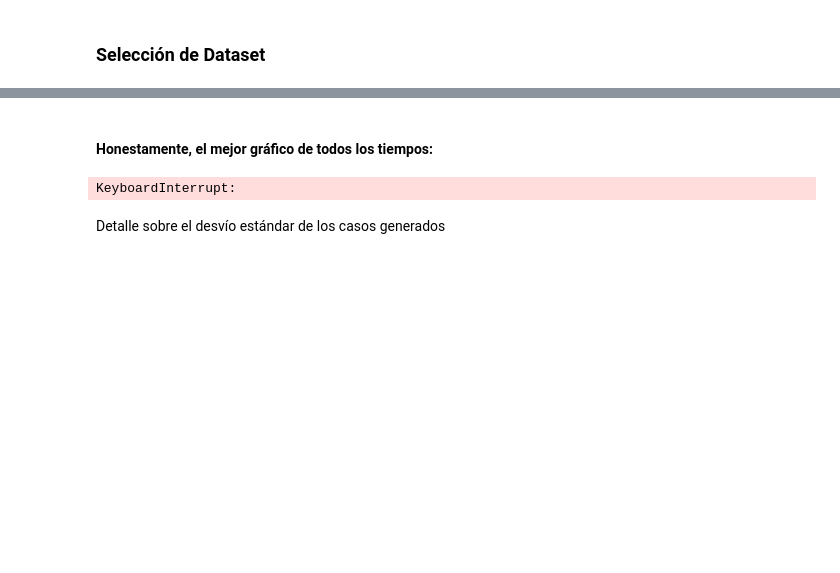
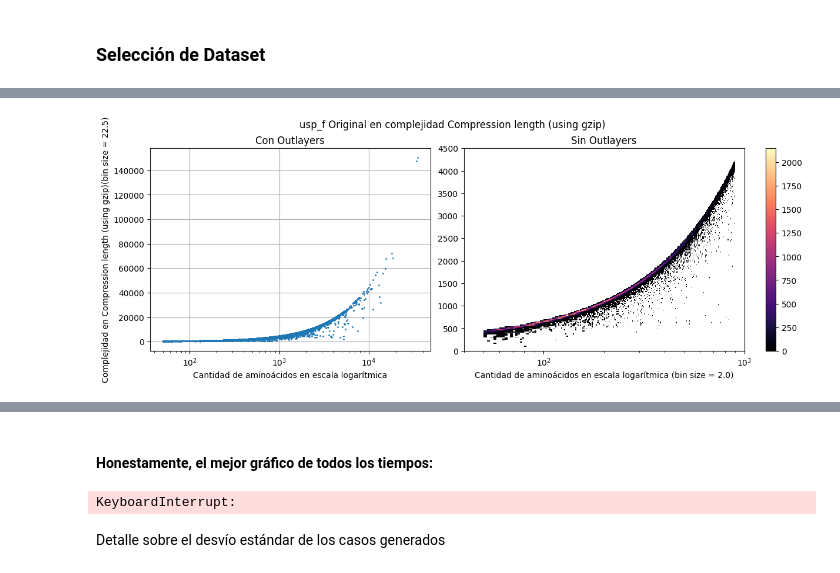
Before and after one commit to marianoOca/tesis, a Jupyter notebook: ploting.ipynb, the cells around one changed output, grey strips where cells are left out. Drawn from its saved outputs; the diff is of its cells as text; code cells hidden in the pictures; blank space fills up the shorter version.

```diff
--- a/ploting.ipynb
+++ b/ploting.ipynb
@@ -101 +58,91 @@ for i in range(1,11):
+# %%
+sizes = read_list_from_file("data/sizes_" + dataset + ".txt")
+
+data = read_list_from_file("results/decom_usp_f.csv")
+
+kolmogorov = []
+bennett = []
+shannon = []
+entropy2 = []
+compresion = []
+
+for row in data:
+    kolmogorov.append(row[0])   #BDM algorithmic complexity estimation (bits)
+    bennett.append(row[1])      #BDM logical depth estimation (steps)
+    shannon.append(row[2])      #Shannon entropy (bit(s))
+    entropy2.append(row[3])     #Second order entropy (bit(s))
+    compresion.append(row[4])   #Compression length (using gzip) (bits)
+# %%
+bins_x = 450
+bins_y = 200
+
+
+select = 5
+
+
+if select == 1:
+    complexity = "Kolmogorov"
+    data = kolmogorov
+    x_range = [0, 7000]
+elif select == 2:
+    complexity = "Bennett"
+    data = bennett
+    x_range = [0, 17000]
+elif select == 3:
+    complexity = "Shannon Entropy"
+    data = shannon
+    x_range = [0, 4.5]
+elif select == 4:
+    complexity = "2nd Order Entropy"
+    data = entropy2
+    x_range = [0, 9]
+elif select == 5:
+    complexity = "Compression length (using gzip)"
+    data = compresion
+    x_range = [0, 4500]
+
+
+#Set colormap (un quilombo)
+magma = mpl.colormaps['magma'].resampled(256)
+newcolors = magma(np.linspace(0, 1, 100000))
+white = np.array([256/256, 256/256, 256/256, 1]) # color en formato rgb: [R/256, G/256, B/256, 1]
+newcolors[:1, :] = white
+magma2 = ListedColormap(newcolors)
+
+fig = plt.figure(figsize=(12, 4.5), layout='constrained')
+(ax1, ax2) = fig.subplots(1, 2)
+
+fig.suptitle(dataset + " Original en complejidad " + complexity)
+ax1.set_title("Con Outlayers")
+ax2.set_title("Sin Outlayers")
+ax1.set_ylabel("Complejidad en " + complexity)
+ax1.set_xlabel("Cantidad de aminoácidos"+ (" en escala logarítmica" if log_x else ""))
+ax1.set_ylabel("Complejidad en " + complexity + "(bin size = " + str((x_range[1]-x_range[0])/bins_y)[:7] + ")")
+ax2.set_xlabel("Cantidad de aminoácidos"+ (" en escala logarítmica" if log_x else "") + " (bin size = " + str(900/bins_x)[:7] + ")")
+
+# necesario para que ambos gráficos sean consistentes con los colores y el colorbar
+norm = mpl.colors.Normalize(vmin=0, vmax=850)
+
+ax1.plot(sizes, data, 'o', markersize=1)
+ax1.grid()
+
+qsy = ax2.hist2d(sizes, data, bins=(bins_x, bins_y),
+           range = [[0, 900], x_range],
+           cmap = magma2)
+           #norm = norm)
+
+# ax2.hist2d devuelve (counts, xedges, yedges, Image) y sólo necesito el Image
+fig.colorbar(qsy[3], ax=ax2)
+
+log_x = True
+#log_x = False
+
+if log_x:
+    ax1.set_xscale('log')
+    ax2.set_xscale('log')
+    ax2.set_xlim(40, 1000)
+
+plt.show()
+# %% [output]
+[figure, added]
 # %% [markdown]
```
Also changed, not shown: parts of 18 cells of this notebook, 7 other files.
